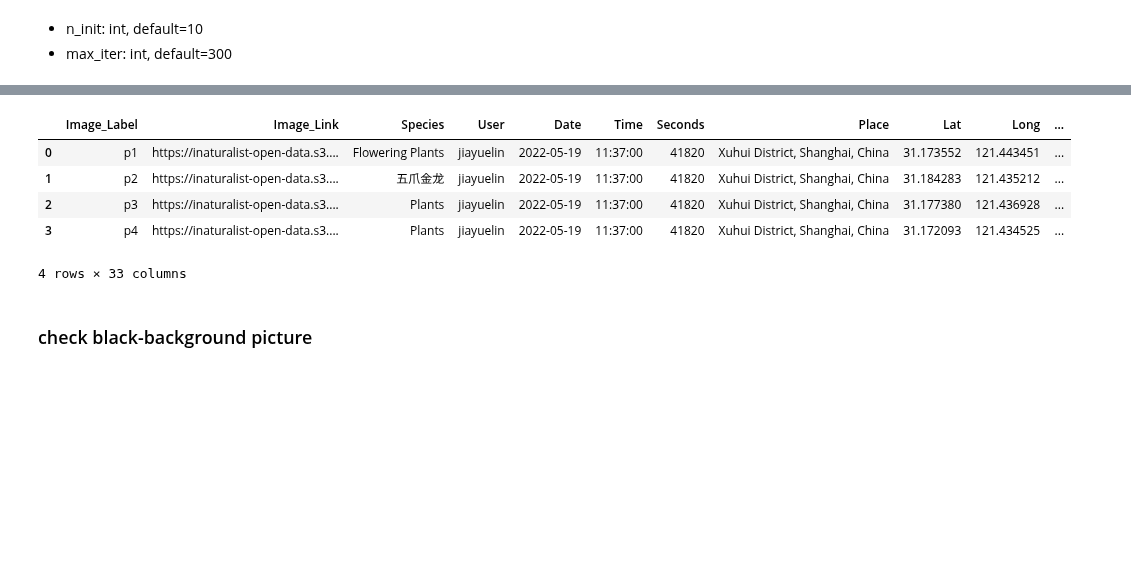
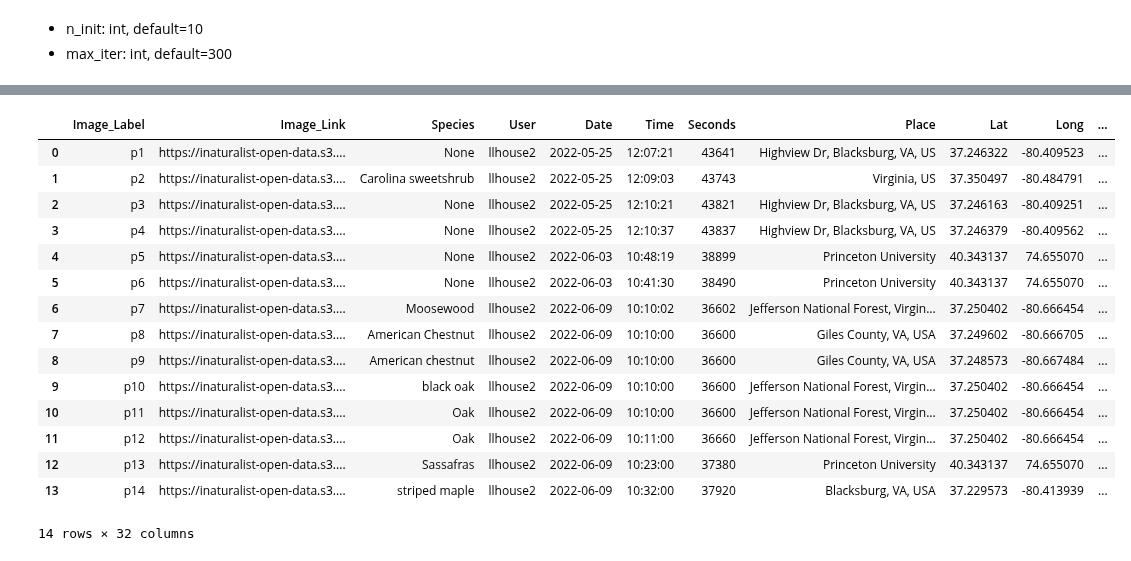
Before and after one commit to JiayueLin-CS/Quest_Project_2022, a Jupyter notebook: Quest_Project_2022.ipynb, the cells around one changed output, grey strips where cells are left out. Cells and saved outputs as stored; diff of their text form; code cells hidden in the pictures; blank space fills up the shorter version.

```diff
--- a/Quest_Project_2022.ipynb
+++ b/Quest_Project_2022.ipynb
@@ -568,6 +563,6 @@ iNatStruct.insert(10, 'Hex_Color_Code', Hex_Code)
 # %%
 def tag(img):
-    blurred = cv2.blur(img, (3,3))
+    blurred = cv2.blur(imgNat, (3,3))
     canny = cv2.Canny(blurred, 50, 200)
 
     pts = np.argwhere(canny>0)
@@ -577,5 +572,5 @@ def tag(img):
     w = (x2-x1) # width
     h = (y2-y1) # height
 
-    return [x1, y1, w,h]
+    return [w,h]
 # %%
@@ -759,18 +678,0 @@ w1 and h1 is 383 217
-# %%
-iNatStruct["Width"] = width
-iNatStruct["Height"] = height
-iNatStruct["Contour_Area"] = contArea
-iNatStruct["Aspect_Ratio"] = ratio
-iNatStruct["Extent"] = extentInfo
-iNatStruct["Solidity"] = solidityInfo
-iNatStruct["Angle"] = angleInfo
-iNatStruct.head()
-# %% [output]
-|  | Image_Label | Image_Link | Species | User | Date | Time | Seconds | Place | Lat | Long | ... |
-| 0 | p1 | https://inaturalist-open-data.s3.... | Flowering Plants | jiayuelin | 2022-05-19 | 11:37:00 | 41820 | Xuhui District, Shanghai, China | 31.173552 | 121.443451 | ... |
-| 1 | p2 | https://inaturalist-open-data.s3.... | 五爪金龙 | jiayuelin | 2022-05-19 | 11:37:00 | 41820 | Xuhui District, Shanghai, China | 31.184283 | 121.435212 | ... |
-| 2 | p3 | https://inaturalist-open-data.s3.... | Plants | jiayuelin | 2022-05-19 | 11:37:00 | 41820 | Xuhui District, Shanghai, China | 31.177380 | 121.436928 | ... |
-| 3 | p4 | https://inaturalist-open-data.s3.... | Plants | jiayuelin | 2022-05-19 | 11:37:00 | 41820 | Xuhui District, Shanghai, China | 31.172093 | 121.434525 | ... |
-4 rows × 33 columns
-# %% [markdown]
-### check black-background picture
@@ -826,2 +679,28 @@ iNatStruct.head()
+# %%
+iNatStruct["Width"] = width
+iNatStruct["Height"] = height
+iNatStruct["Contour_Area"] = contArea
+iNatStruct["Aspect_Ratio"] = ratio
+iNatStruct["Extent"] = extentInfo
+iNatStruct["Solidity"] = solidityInfo
+#iNatStruct["angle"] = angleInfo
+iNatStruct
+# %% [output]
+|  | Image_Label | Image_Link | Species | User | Date | Time | Seconds | Place | Lat | Long | ... |
+| 0 | p1 | https://inaturalist-open-data.s3.... | None | llhouse2 | 2022-05-25 | 12:07:21 | 43641 | Highview Dr, Blacksburg, VA, US | 37.246322 | -80.409523 | ... |
+| 1 | p2 | https://inaturalist-open-data.s3.... | Carolina sweetshrub | llhouse2 | 2022-05-25 | 12:09:03 | 43743 | Virginia, US | 37.350497 | -80.484791 | ... |
+| 2 | p3 | https://inaturalist-open-data.s3.... | None | llhouse2 | 2022-05-25 | 12:10:21 | 43821 | Highview Dr, Blacksburg, VA, US | 37.246163 | -80.409251 | ... |
+| 3 | p4 | https://inaturalist-open-data.s3.... | None | llhouse2 | 2022-05-25 | 12:10:37 | 43837 | Highview Dr, Blacksburg, VA, US | 37.246379 | -80.409562 | ... |
+| 4 | p5 | https://inaturalist-open-data.s3.... | None | llhouse2 | 2022-06-03 | 10:48:19 | 38899 | Princeton University | 40.343137 | 74.655070 | ... |
+| 5 | p6 | https://inaturalist-open-data.s3.... | None | llhouse2 | 2022-06-03 | 10:41:30 | 38490 | Princeton University | 40.343137 | 74.655070 | ... |
+| 6 | p7 | https://inaturalist-open-data.s3.... | Moosewood | llhouse2 | 2022-06-09 | 10:10:02 | 36602 | Jefferson National Forest, Virgin... | 37.250402 | -80.666454 | ... |
+| 7 | p8 | https://inaturalist-open-data.s3.... | American Chestnut | llhouse2 | 2022-06-09 | 10:10:00 | 36600 | Giles County, VA, USA | 37.249602 | -80.666705 | ... |
+| 8 | p9 | https://inaturalist-open-data.s3.... | American chestnut | llhouse2 | 2022-06-09 | 10:10:00 | 36600 | Giles County, VA, USA | 37.248573 | -80.667484 | ... |
+| 9 | p10 | https://inaturalist-open-data.s3.... | black oak | llhouse2 | 2022-06-09 | 10:10:00 | 36600 | Jefferson National Forest, Virgin... | 37.250402 | -80.666454 | ... |
+| 10 | p11 | https://inaturalist-open-data.s3.... | Oak | llhouse2 | 2022-06-09 | 10:10:00 | 36600 | Jefferson National Forest, Virgin... | 37.250402 | -80.666454 | ... |
+| 11 | p12 | https://inaturalist-open-data.s3.... | Oak | llhouse2 | 2022-06-09 | 10:11:00 | 36660 | Jefferson National Forest, Virgin... | 37.250402 | -80.666454 | ... |
+| 12 | p13 | https://inaturalist-open-data.s3.... | Sassafras | llhouse2 | 2022-06-09 | 10:23:00 | 37380 | Princeton University | 40.343137 | 74.655070 | ... |
+| 13 | p14 | https://inaturalist-open-data.s3.... | striped maple | llhouse2 | 2022-06-09 | 10:32:00 | 37920 | Blacksburg, VA, USA | 37.229573 | -80.413939 | ... |
+14 rows × 32 columns
 # %%
 # attempt on p1
```
Also changed, not shown: parts of 26 cells of this notebook, 2 other files.
